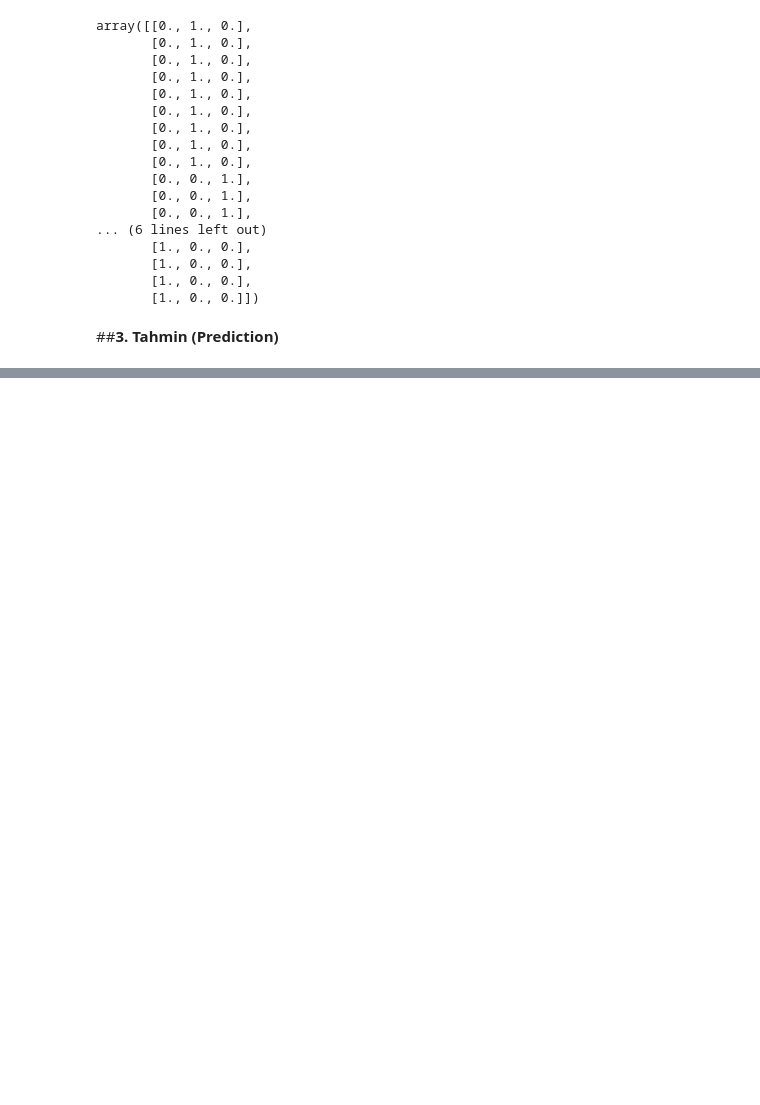
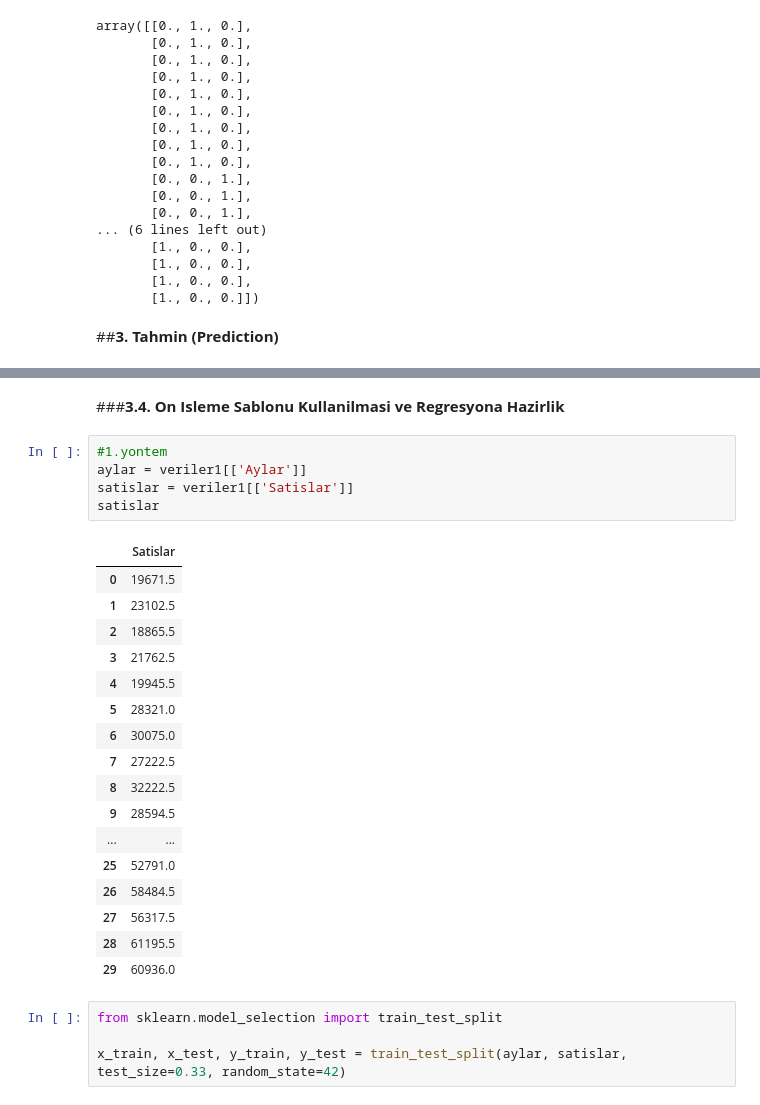
Before and after one commit to arifaygun/ML_Calisma_Notebooklari, a Jupyter notebook: Pythonla_Makine_Ogrenmesi.ipynb, the cells around one changed output, grey strips where cells are left out. Saved outputs shown, nothing was run; the diff lists cells and outputs as text; blank space fills up the shorter version.

```diff
--- a/Pythonla_Makine_Ogrenmesi.ipynb
+++ b/Pythonla_Makine_Ogrenmesi.ipynb
@@ -663,0 +752,29 @@ array([[0., 1., 0.],
+# %% [markdown]
+###**3.4. On Isleme Sablonu Kullanilmasi ve Regresyona Hazirlik**
+# %%
+#1.yontem
+aylar = veriler1[['Aylar']]
+satislar = veriler1[['Satislar']]
+satislar
+# %% [output]
+|  | Satislar |
+| 0 | 19671.5 |
+| 1 | 23102.5 |
+| 2 | 18865.5 |
+| 3 | 21762.5 |
+| 4 | 19945.5 |
+| 5 | 28321.0 |
+| 6 | 30075.0 |
+| 7 | 27222.5 |
+| 8 | 32222.5 |
+| 9 | 28594.5 |
+| ... | ... |
+| 25 | 52791.0 |
+| 26 | 58484.5 |
+| 27 | 56317.5 |
+| 28 | 61195.5 |
+| 29 | 60936.0 |
+# %%
+from sklearn.model_selection import train_test_split
+
+x_train, x_test, y_train, y_test = train_test_split(aylar, satislar, test_size=0.33, random_state=42)
```
Also changed, not shown: parts of 14 cells of this notebook.
